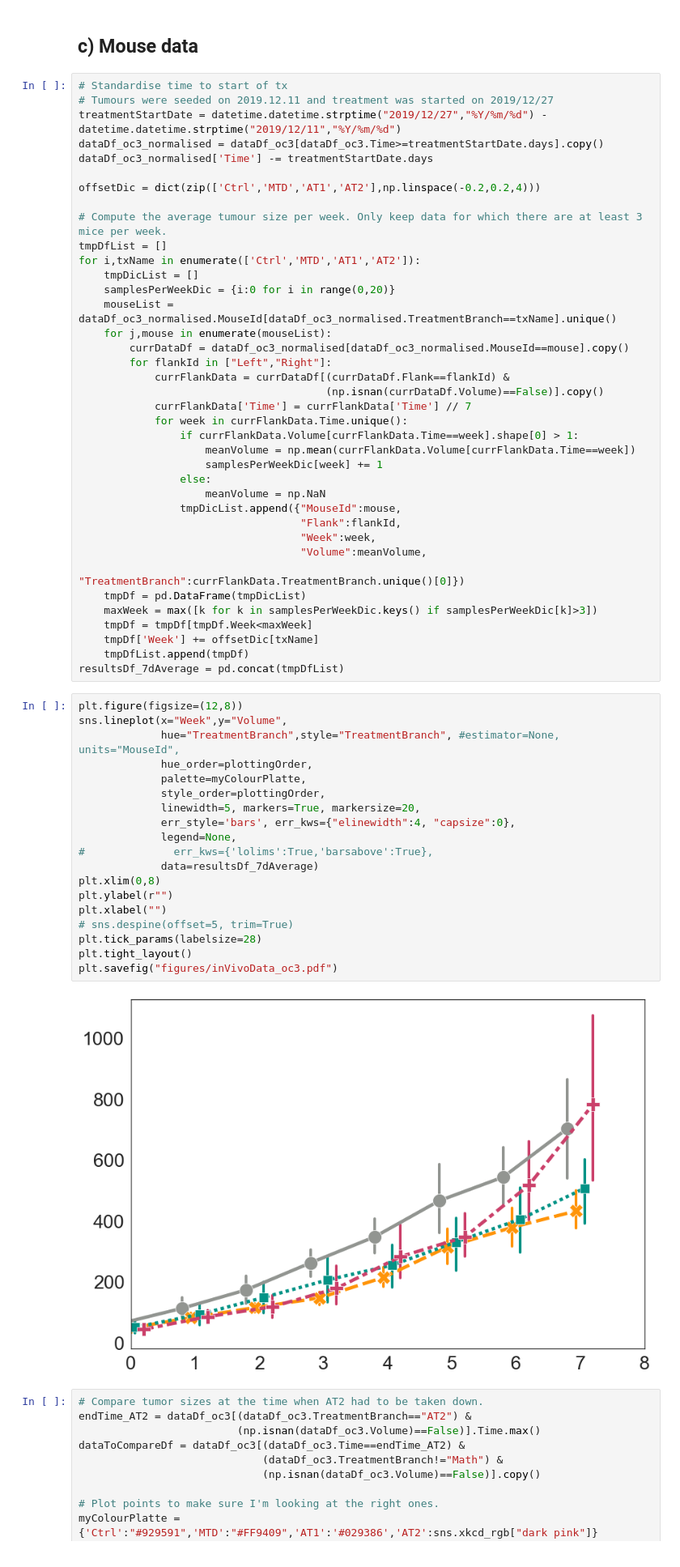
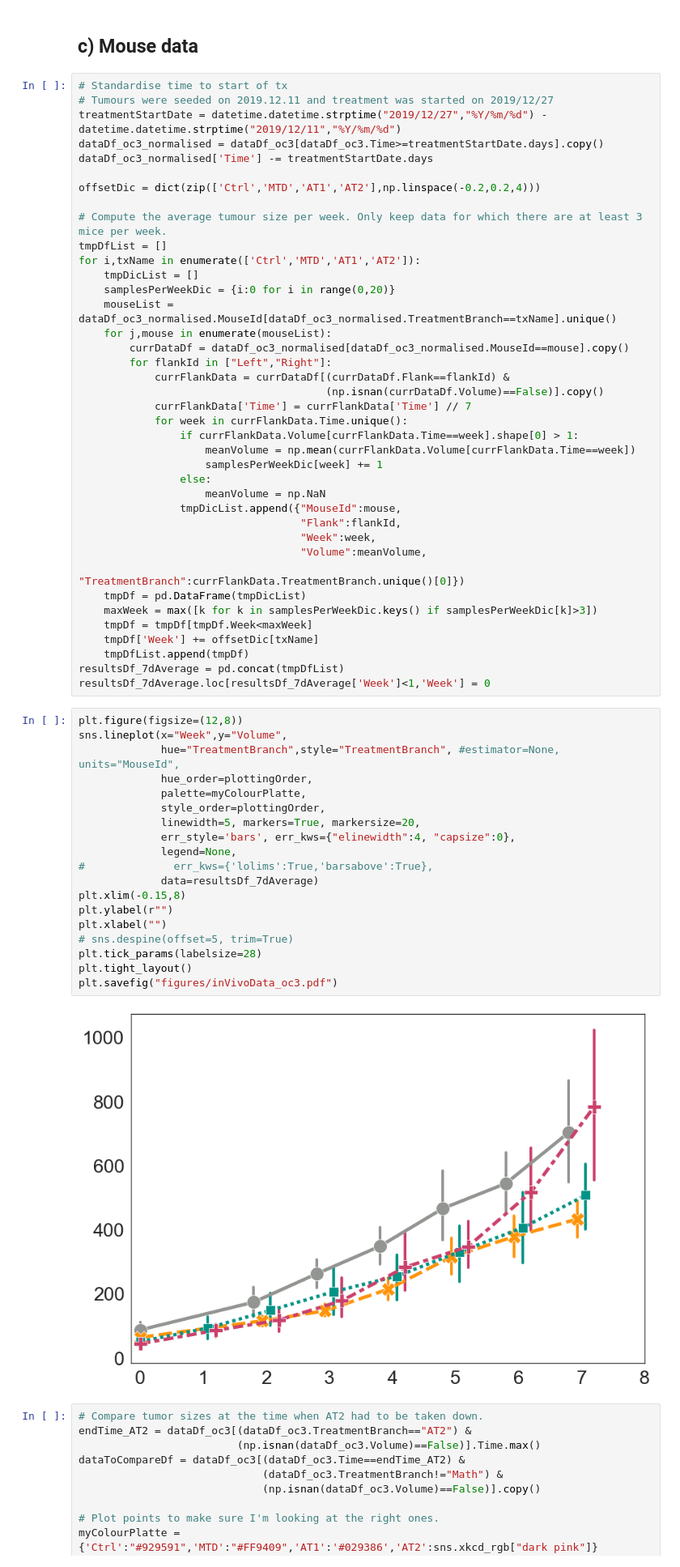
Before and after one commit to MathOnco/PARPi_Model, a Jupyter notebook: jnb_figure6.ipynb, the cells around one changed output. Shown at 81% size. Saved outputs shown, nothing was run; the diff lists cells and outputs as text.

```diff
--- a/jnb_figure6.ipynb
+++ b/jnb_figure6.ipynb
@@ -163,27 +163,28 @@ for i,txName in enumerate(['Ctrl','MTD','AT1','AT2']):
     tmpDf['Week'] += offsetDic[txName]
     tmpDfList.append(tmpDf)
 resultsDf_7dAverage = pd.concat(tmpDfList)
+resultsDf_7dAverage.loc[resultsDf_7dAverage['Week']<1,'Week'] = 0
 # %%
 plt.figure(figsize=(12,8))
 sns.lineplot(x="Week",y="Volume",
              hue="TreatmentBranch",style="TreatmentBranch", #estimator=None, units="MouseId",
              hue_order=plottingOrder,
              palette=myColourPlatte,
              style_order=plottingOrder,
              linewidth=5, markers=True, markersize=20,
              err_style='bars', err_kws={"elinewidth":4, "capsize":0},
              legend=None,
 #              err_kws={'lolims':True,'barsabove':True},
              data=resultsDf_7dAverage)
-plt.xlim(0,8)
+plt.xlim(-0.15,8)
 plt.ylabel(r"")
 plt.xlabel("")
 # sns.despine(offset=5, trim=True)
 plt.tick_params(labelsize=28)
 plt.tight_layout()
 plt.savefig("figures/inVivoData_oc3.pdf")
 # %% [output]
-[figure, old version]
+[figure, new version]
 # %%
 # Compare tumor sizes at the time when AT2 had to be taken down.
 endTime_AT2 = dataDf_oc3[(dataDf_oc3.TreatmentBranch=="AT2") &
```
